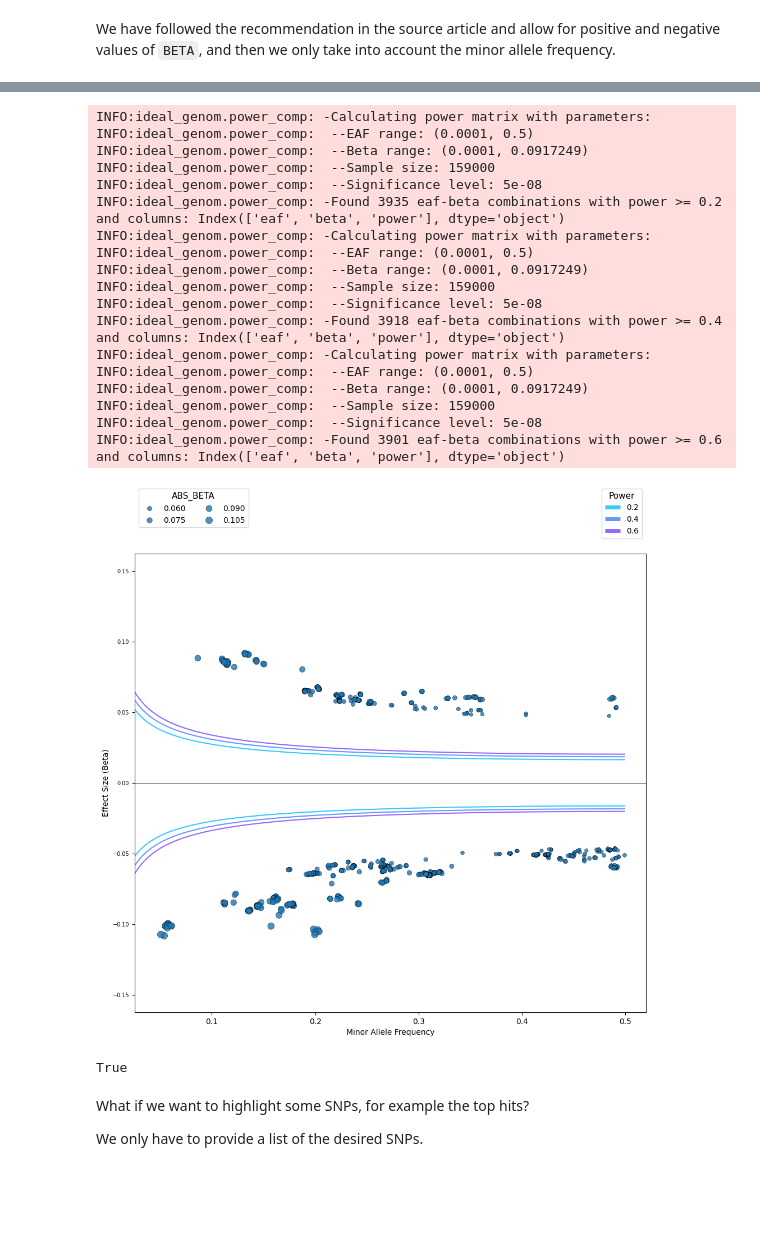
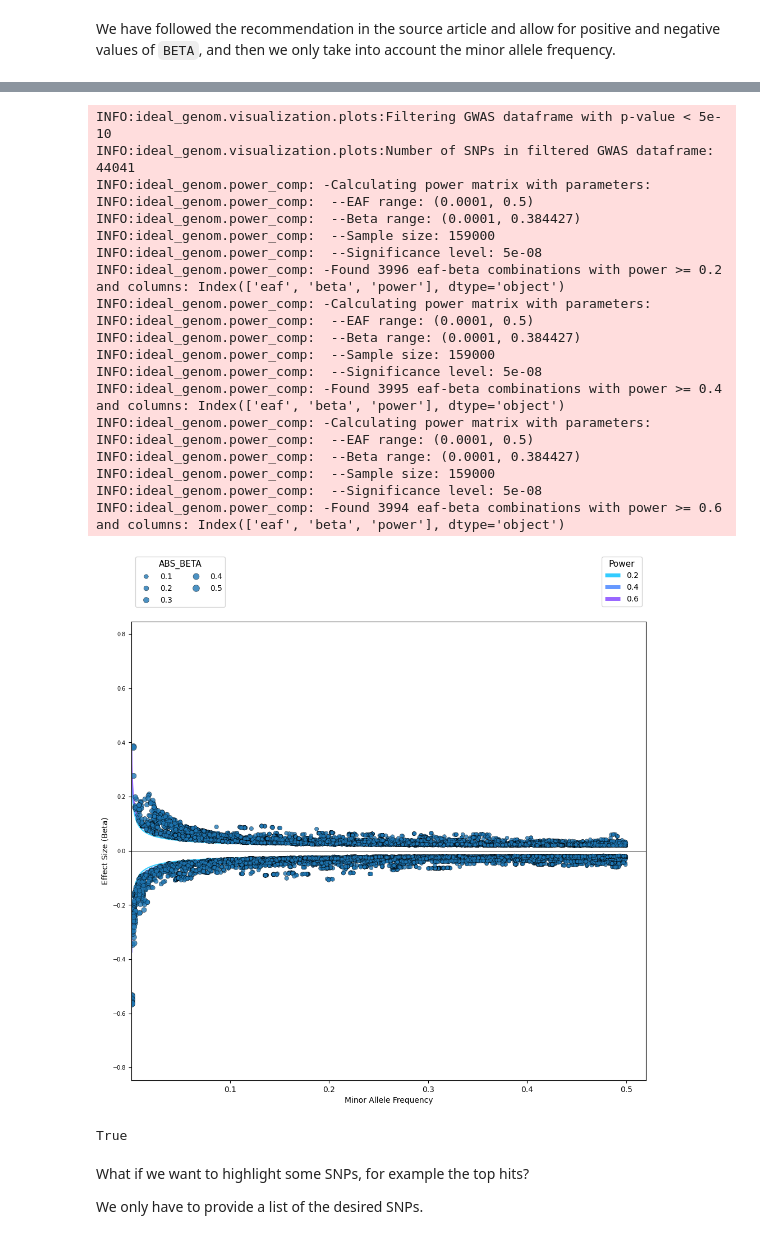
Before and after one commit to cge-tubingens/IDEAL-GENOM, a Jupyter notebook: viz_notebooks/trumpet_quantitative.ipynb, the cells around one changed output, grey strips where cells are left out. Cells and saved outputs as stored; diff of their text form; code cells hidden in the pictures; blank space fills up the shorter version.

```diff
--- a/viz_notebooks/trumpet_quantitative.ipynb
+++ b/viz_notebooks/trumpet_quantitative.ipynb
@@ -34,11 +34,9 @@ chunk_size = 2000
 
 filtered_chunks=[]
 
-filepath = '/mnt/DataVol/CGE/IDEAL-GENOM/data/sumstats/2019_BBJ_Height_autosomes_BOLT.txt'
+for chunk in pd.read_csv(example_path, sep=r'\s+', engine='python', chunksize=chunk_size):
 
-for chunk in pd.read_csv(filepath, sep=r'\s+', engine='python', chunksize=chunk_size):
-
-    filtered_chunk = chunk[chunk['P_INF'] < 5e-50].reset_index(drop=True)
+    filtered_chunk = chunk[chunk['P_INF'] < 5e-08].reset_index(drop=True)
     filtered_chunks.append(filtered_chunk)
 
 df_gwas = pd.concat(filtered_chunks, ignore_index=True)
@@ -65,41 +55,43 @@ Although most parameters are self explanatory, it is important to emphasize some
 # %%
 trumpet_draw(
     df_gwas    =df_gwas,
     df_freq    =None,
     plot_dir   = example_path.parent.as_posix(),
     snp_col    ="Variants",
     chr_col    ='CHR',
     pos_col    ='POS',
     maf_col    ='MAF',
     beta_col   ='BETA',
     power_ts   =[0.2,0.4,0.6],
     sample_size=159000,
     sample_size_strategy='median',
-    p_col      ='P_INF',
+    p_col      ='P_BOLT',
     mode       ='quantitative',
-    p_filter   =None,
+    p_filter   =5e-10,
     save_name  ='trumpet_plot.jpeg',
 )
 # %% [output]
+INFO:ideal_genom.visualization.plots:Filtering GWAS dataframe with p-value < 5e-10
+INFO:ideal_genom.visualization.plots:Number of SNPs in filtered GWAS dataframe: 44041
 INFO:ideal_genom.power_comp: -Calculating power matrix with parameters:
 INFO:ideal_genom.power_comp:  --EAF range: (0.0001, 0.5)
-INFO:ideal_genom.power_comp:  --Beta range: (0.0001, 0.0917249)
+INFO:ideal_genom.power_comp:  --Beta range: (0.0001, 0.384427)
 INFO:ideal_genom.power_comp:  --Sample size: 159000
 INFO:ideal_genom.power_comp:  --Significance level: 5e-08
-INFO:ideal_genom.power_comp: -Found 3935 eaf-beta combinations with power >= 0.2 and columns: Index(['eaf', 'beta', 'power'], dtype='object')
+INFO:ideal_genom.power_comp: -Found 3996 eaf-beta combinations with power >= 0.2 and columns: Index(['eaf', 'beta', 'power'], dtype='object')
 INFO:ideal_genom.power_comp: -Calculating power matrix with parameters:
 INFO:ideal_genom.power_comp:  --EAF range: (0.0001, 0.5)
-INFO:ideal_genom.power_comp:  --Beta range: (0.0001, 0.0917249)
+INFO:ideal_genom.power_comp:  --Beta range: (0.0001, 0.384427)
 INFO:ideal_genom.power_comp:  --Sample size: 159000
 INFO:ideal_genom.power_comp:  --Significance level: 5e-08
-INFO:ideal_genom.power_comp: -Found 3918 eaf-beta combinations with power >= 0.4 and columns: Index(['eaf', 'beta', 'power'], dtype='object')
+INFO:ideal_genom.power_comp: -Found 3995 eaf-beta combinations with power >= 0.4 and columns: Index(['eaf', 'beta', 'power'], dtype='object')
 INFO:ideal_genom.power_comp: -Calculating power matrix with parameters:
 INFO:ideal_genom.power_comp:  --EAF range: (0.0001, 0.5)
-INFO:ideal_genom.power_comp:  --Beta range: (0.0001, 0.0917249)
+INFO:ideal_genom.power_comp:  --Beta range: (0.0001, 0.384427)
 INFO:ideal_genom.power_comp:  --Sample size: 159000
 INFO:ideal_genom.power_comp:  --Significance level: 5e-08
-INFO:ideal_genom.power_comp: -Found 3901 eaf-beta combinations with power >= 0.6 and columns: Index(['eaf', 'beta', 'power'], dtype='object')
+INFO:ideal_genom.power_comp: -Found 3994 eaf-beta combinations with power >= 0.6 and columns: Index(['eaf', 'beta', 'power'], dtype='object')
-[figure, old version]
+[figure, new version]
 True
 # %% [markdown]
 What if we want to highlight some SNPs, for example the top hits?
```
Also changed, not shown: parts of 18 cells of this notebook, 1 other file.
